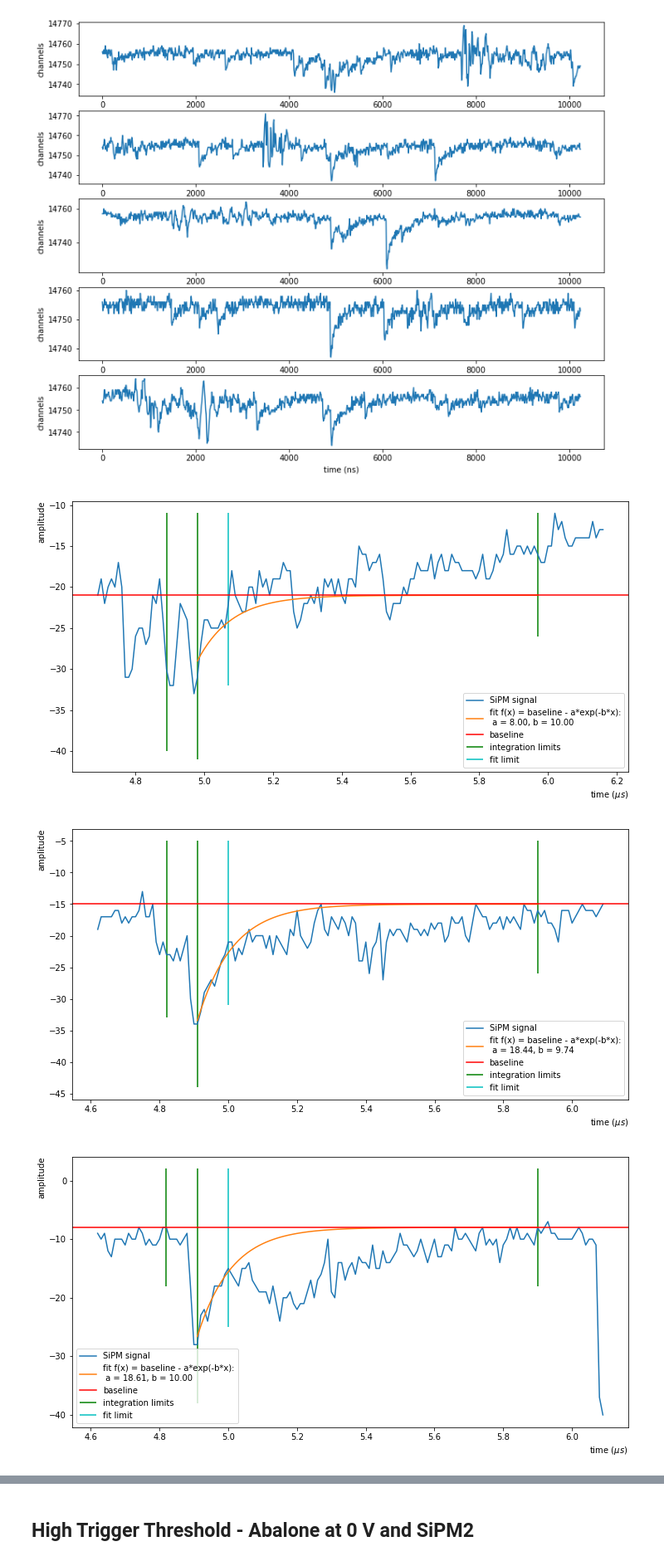
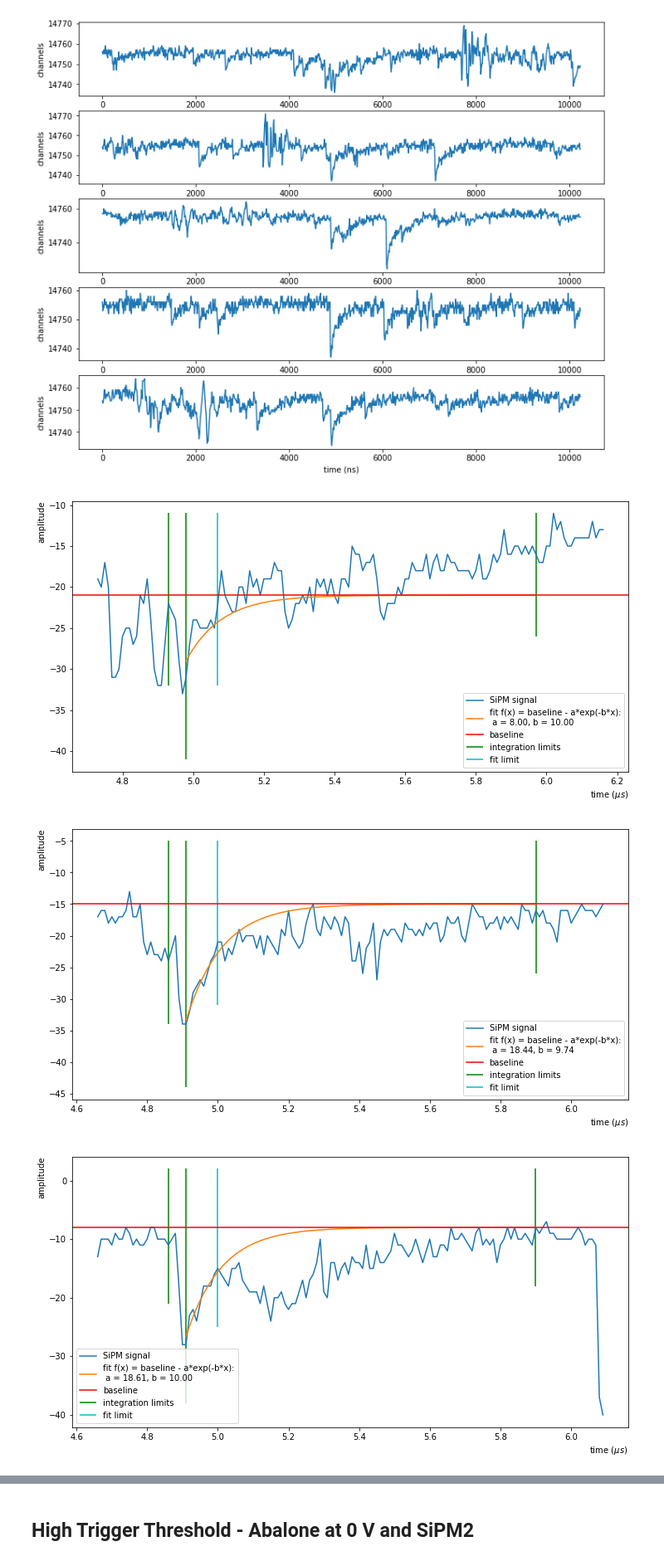
Before and after one commit to valerioda/abalone, a Jupyter notebook: process_abalone_SiPM2.ipynb, the cells around one changed output, grey strips where cells are left out. Shown at 83% size. Cells and saved outputs as stored; diff of their text form; code cells hidden in the pictures.

```diff
--- a/process_abalone_SiPM2.ipynb
+++ b/process_abalone_SiPM2.ipynb
@@ -23,10 +23,10 @@ psu.plot_waveforms2( data, events = 5)
 # %%
 for i in range(5):
     plt.figure(figsize=(12,6))
     listpeaks = psu.search_peaks(data[i], 4, ampllim = 10, plot = False)
-    psu.integral_central_peak(data[i],listpeaks, dtl=-8, dtr=1, tfit=10,
+    psu.integral_central_peak(data[i],listpeaks, dtl=-4, dtr=1, tfit=10,
                               tlim=100,tc=2,tll=8,tlr=10,plot=True)
 # %% [output]
-[figure, old version]
+[figure, new version]
-[figure, old version]
+[figure, new version]
-[figure, old version]
+[figure, new version]
```
Also changed, not shown: parts of 22 cells of this notebook, 11 other files.
